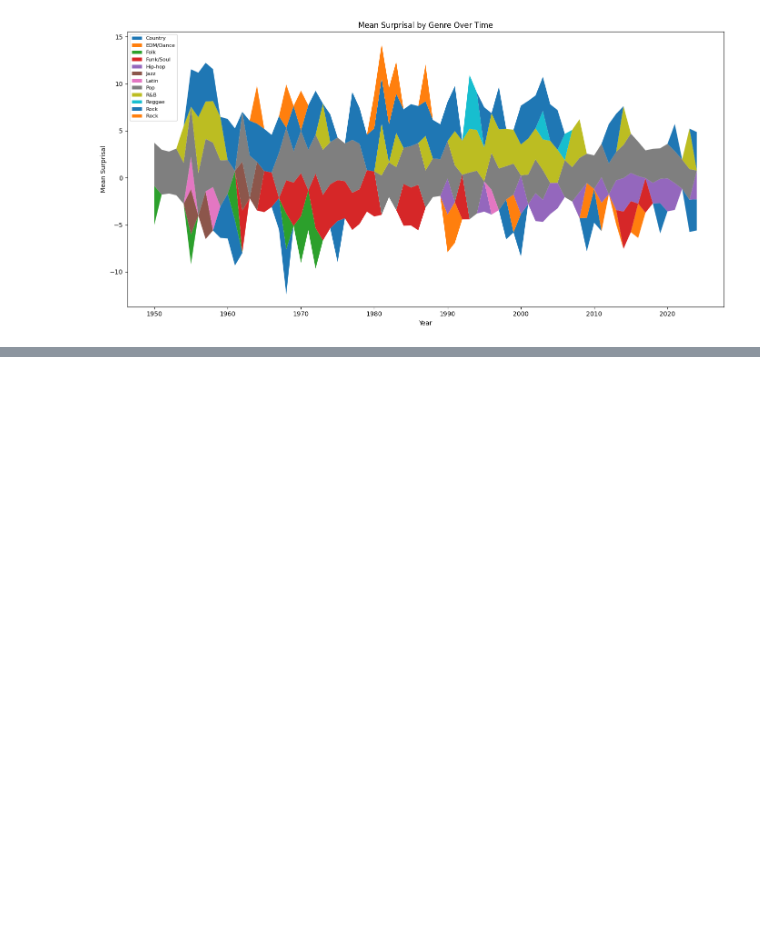
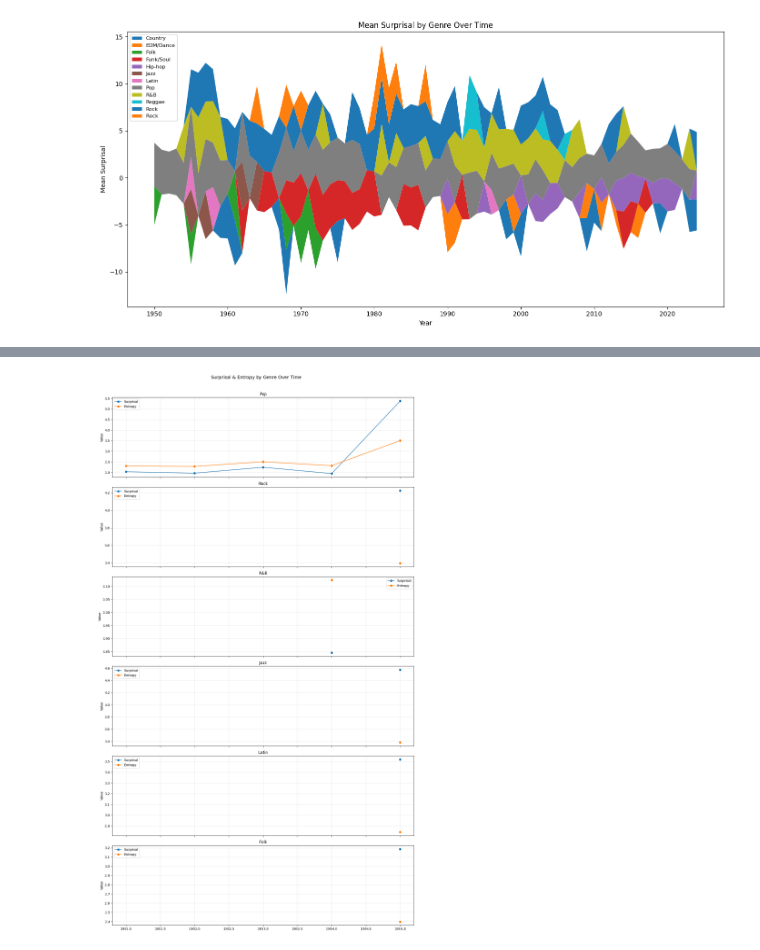
Before and after one commit to martiinsssssss/IDyOM_TimeMachine, a Jupyter notebook: run_IDyOM.ipynb, the cells around one changed output, grey strips where cells are left out. Cells and saved outputs as stored; diff of their text form; code cells hidden in the pictures; blank space fills up the shorter version.

```diff
--- a/run_IDyOM.ipynb
+++ b/run_IDyOM.ipynb
@@ -524,0 +585,30 @@ plt.show()
+# %%
+import matplotlib.pyplot as plt
+
+genres = merged_df["Genre (Broad 1)"].dropna().unique()
+
+fig, axes = plt.subplots(len(genres), 1, figsize=(14, 4 * len(genres)), sharex=True)
+
+for ax, genre in zip(axes, genres):
+    genre_df = merged_df[merged_df["Genre (Broad 1)"] == genre].copy()
+    yearly = (
+        genre_df.groupby("year")[["mean_surprisal", "mean_entropy"]]
+        .mean()
+        .reset_index()
+        .sort_values("year")
+    )
+
+    ax.plot(yearly["year"], yearly["mean_surprisal"], label="Surprisal", marker="o")
+    ax.plot(yearly["year"], yearly["mean_entropy"], label="Entropy", marker="o")
+    ax.set_title(genre)
+    ax.set_ylabel("Value")
+    # ax.set_xlabel("Year")
+    ax.legend()
+    ax.grid(True, alpha=0.3)
+
+# axes[-1].set_xlabel("Year")
+plt.suptitle("Surprisal & Entropy by Genre Over Time", fontsize=14, y=1.01)
+plt.tight_layout()
+plt.show()
+# %% [output]
+[figure, added]
```
Also changed, not shown: parts of 32 cells of this notebook, 7 other files.
